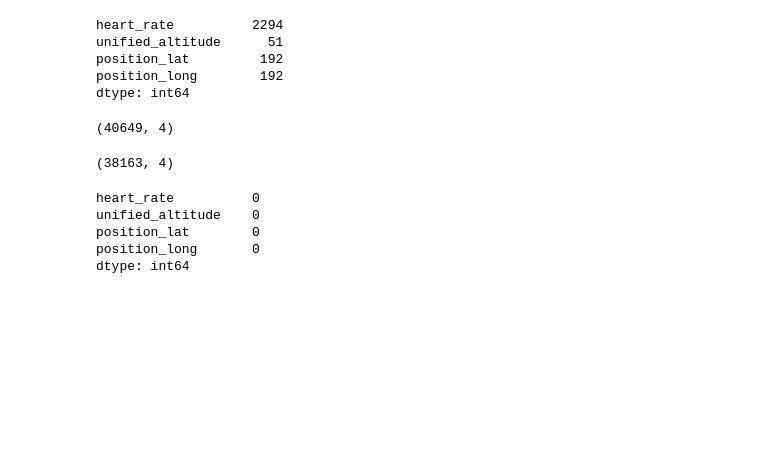
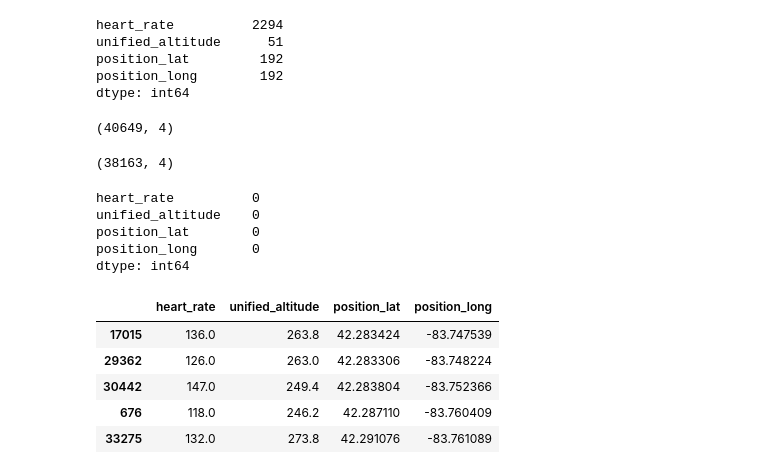
Before and after one commit to vandao288/strava_data_report, a Jupyter notebook: strava.ipynb, the cells around one changed output. Cells and saved outputs as stored; diff of their text form; code cells hidden in the pictures; blank space fills up the shorter version.

```diff
--- a/strava.ipynb
+++ b/strava.ipynb
@@ -775,0 +786,9 @@ dtype: int64
+# %%
+df_selected.sample(5)
+# %% [output]
+|  | heart_rate | unified_altitude | position_lat | position_long |
+| 17015 | 136.0 | 263.8 | 42.283424 | -83.747539 |
+| 29362 | 126.0 | 263.0 | 42.283306 | -83.748224 |
+| 30442 | 147.0 | 249.4 | 42.283804 | -83.752366 |
+| 676 | 118.0 | 246.2 | 42.287110 | -83.760409 |
+| 33275 | 132.0 | 273.8 | 42.291076 | -83.761089 |
```
Also changed, not shown: parts of 12 cells of this notebook.
